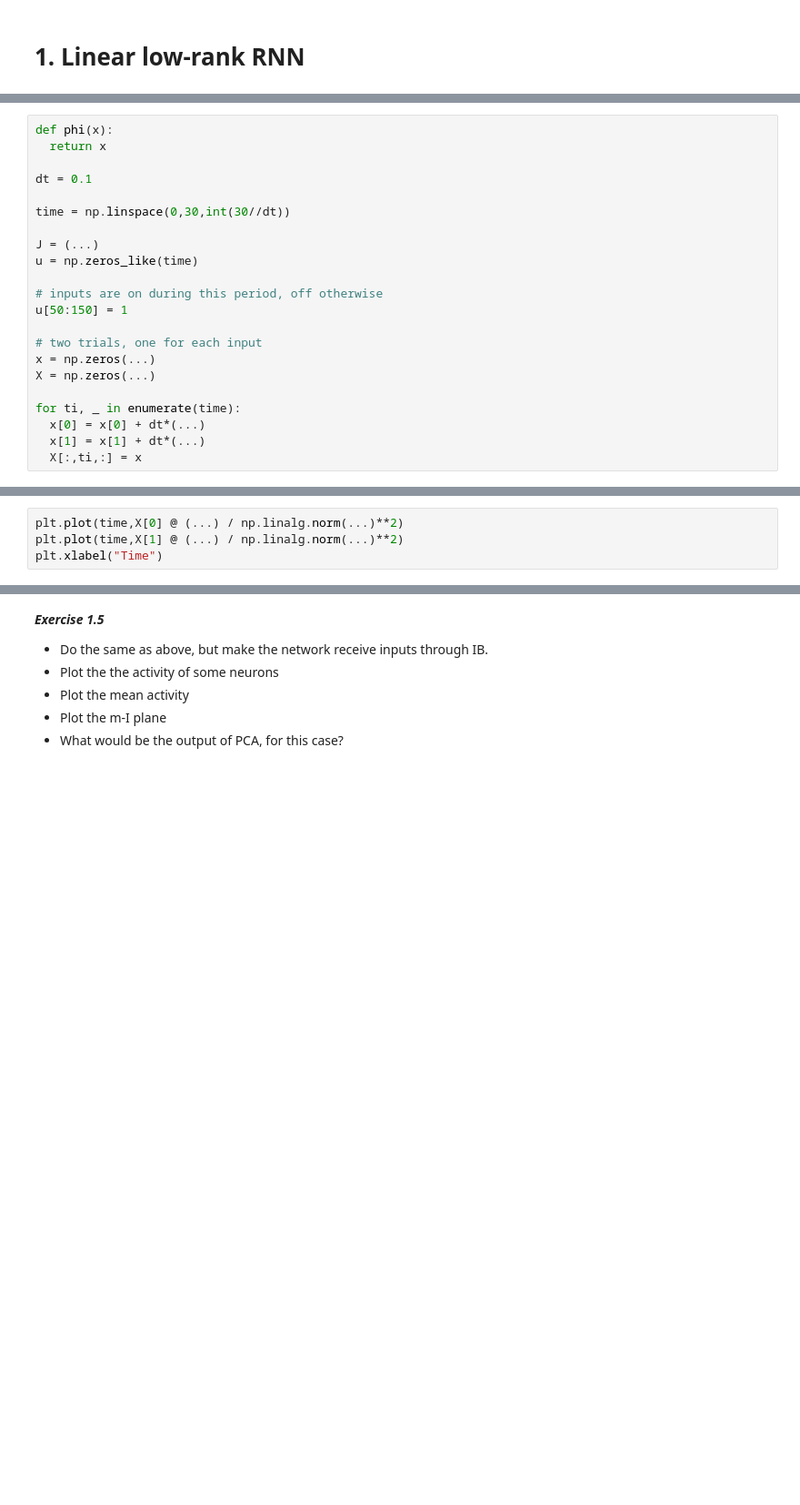
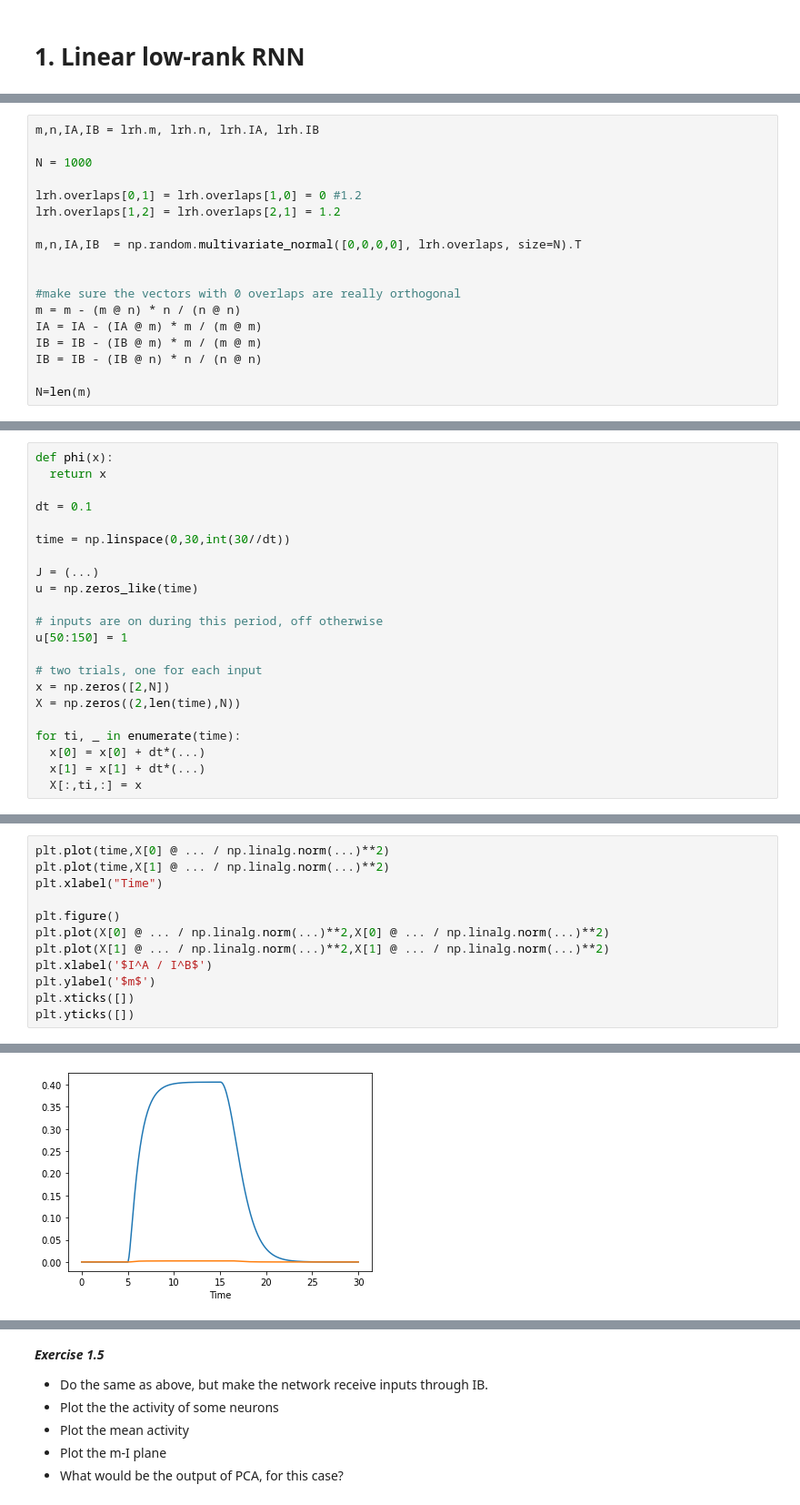
Before and after one commit to jmourabarbosa/lowrank_tutorial, a Jupyter notebook: tutorial1.ipynb, the cells around one changed output, grey strips where cells are left out. Shown at 91% size. Cells and saved outputs as stored; diff of their text form; blank space fills up the shorter version.

```diff
--- a/tutorial1.ipynb
+++ b/tutorial1.ipynb
@@ -69,3 +63,21 @@ N=len(m)
+# %%
+m,n,IA,IB = lrh.m, lrh.n, lrh.IA, lrh.IB
+
+N = 1000
+
+lrh.overlaps[0,1] = lrh.overlaps[1,0] = 0 #1.2
+lrh.overlaps[1,2] = lrh.overlaps[2,1] = 1.2
+
+m,n,IA,IB  = np.random.multivariate_normal([0,0,0,0], lrh.overlaps, size=N).T
+
+
+#make sure the vectors with 0 overlaps are really orthogonal
+m = m - (m @ n) * n / (n @ n)
+IA = IA - (IA @ m) * m / (m @ m)
+IB = IB - (IB @ m) * m / (m @ m)
+IB = IB - (IB @ n) * n / (n @ n)
+
+N=len(m)
 # %% [markdown]
 ***Exercise 1.2***
 
@@ -94,8 +101,8 @@ u = np.zeros_like(time)
 u[50:150] = 1
 
 # two trials, one for each input
-x = np.zeros(...)
-X = np.zeros(...)
+x = np.zeros([2,N])
+X = np.zeros((2,len(time),N))
 
 for ti, _ in enumerate(time):
   x[0] = x[0] + dt*(...)
@@ -126,4 +127,13 @@ One way of doing this is using PCA. You can try, but given our theory we know th
 # %%
-plt.plot(time,X[0] @ (...) / np.linalg.norm(...)**2)
-plt.plot(time,X[1] @ (...) / np.linalg.norm(...)**2)
+plt.plot(time,X[0] @ ... / np.linalg.norm(...)**2)
+plt.plot(time,X[1] @ ... / np.linalg.norm(...)**2)
 plt.xlabel("Time")
+
+plt.figure()
+plt.plot(X[0] @ ... / np.linalg.norm(...)**2,X[0] @ ... / np.linalg.norm(...)**2)
+plt.plot(X[1] @ ... / np.linalg.norm(...)**2,X[1] @ ... / np.linalg.norm(...)**2)
+plt.xlabel('$I^A / I^B$')
+plt.ylabel('$m$')
+plt.xticks([])
+plt.yticks([])
+# %% [output]
@@ -129,0 +141 @@ plt.xlabel("Time")
+[figure, added]
```
Also changed, not shown: parts of 25 cells of this notebook, 2 other files.
